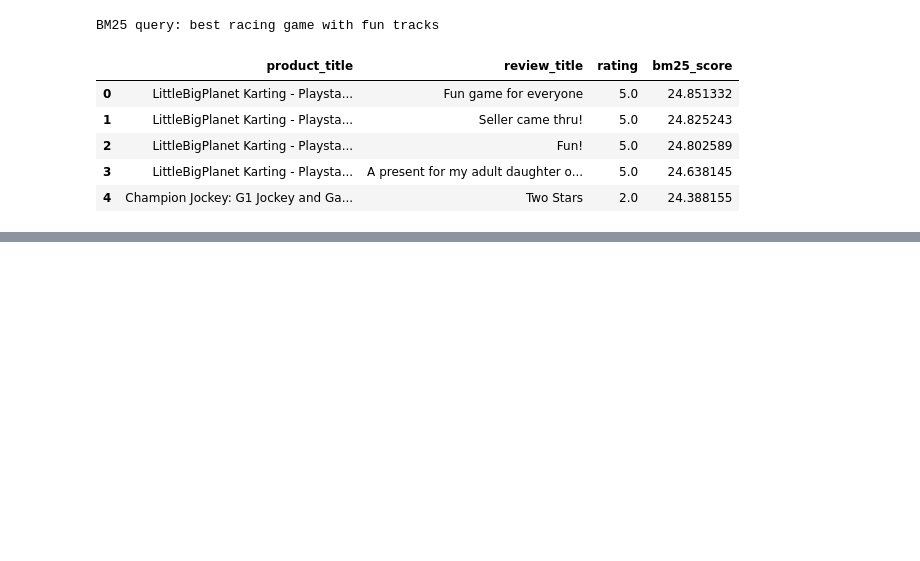
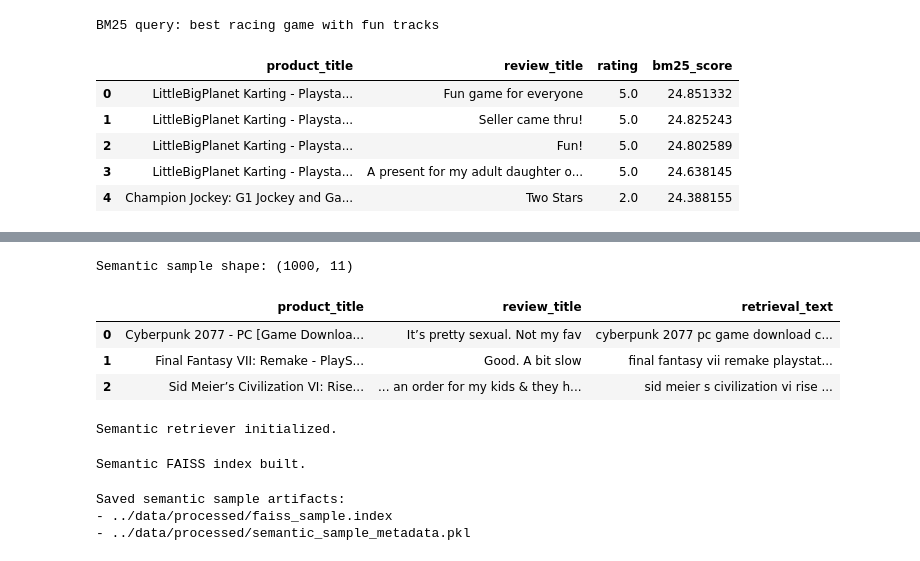
Before and after one commit to UBC-MDS/DSCI_575_project_li0606_Lukeni, a Jupyter notebook: notebooks/milestone1_exploration.ipynb, the cells around one changed output, grey strips where cells are left out. Saved outputs shown, nothing was run; the diff lists cells and outputs as text; code cells hidden in the pictures; blank space fills up the shorter version.

```diff
--- a/notebooks/milestone1_exploration_sample_full.ipynb
+++ b/notebooks/milestone1_exploration.ipynb
@@ -382,6 +356,32 @@ Note: this step may take a while the first time because the embedding model may
+# %%
+SEMANTIC_SAMPLE_SIZE = 1000
+
+semantic_sample = corpus_sample.iloc[:SEMANTIC_SAMPLE_SIZE].copy()
+
+print("Semantic sample shape:", semantic_sample.shape)
+# %% [output]
+Semantic sample shape: (1000, 11)
+# %%
+semantic_sample[["product_title", "review_title", "retrieval_text"]].head(3)
+# %% [output]
+|  | product_title | review_title | retrieval_text |
+| 0 | Cyberpunk 2077 - PC [Game Downloa... | It’s pretty sexual. Not my fav | cyberpunk 2077 pc game download c... |
+| 1 | Final Fantasy VII: Remake - PlayS... | Good. A bit slow | final fantasy vii remake playstat... |
+| 2 | Sid Meier’s Civilization VI: Rise... | ... an order for my kids & they h... | sid meier s civilization vi rise ... |
+# %%
+semantic = SemanticRetriever(semantic_sample)
+print("Semantic retriever initialized.")
+# %% [output]
+Semantic retriever initialized.
+# %%
+# This is the slowest step.
+# Reduce SEMANTIC_SAMPLE_SIZE above if needed.
+
+semantic.build_index()
+print("Semantic FAISS index built.")
+# %% [output]
+Semantic FAISS index built.
 # %%
-semantic = SemanticRetriever(corpus_sample)
-semantic.build_index()
 semantic.save(
     processed_dir / "faiss_sample.index",
     processed_dir / "semantic_sample_metadata.pkl",
@@ -390,6 +390,10 @@ semantic.save(
 print("Saved semantic sample artifacts:")
 print("- ../data/processed/faiss_sample.index")
 print("- ../data/processed/semantic_sample_metadata.pkl")
+# %% [output]
+Saved semantic sample artifacts:
+- ../data/processed/faiss_sample.index
+- ../data/processed/semantic_sample_metadata.pkl
 # %%
 semantic_query = "story-rich scary game with dark atmosphere"
 semantic_results = semantic.search(semantic_query, top_k=5)
```
Also changed, not shown: parts of 13 cells of this notebook.
